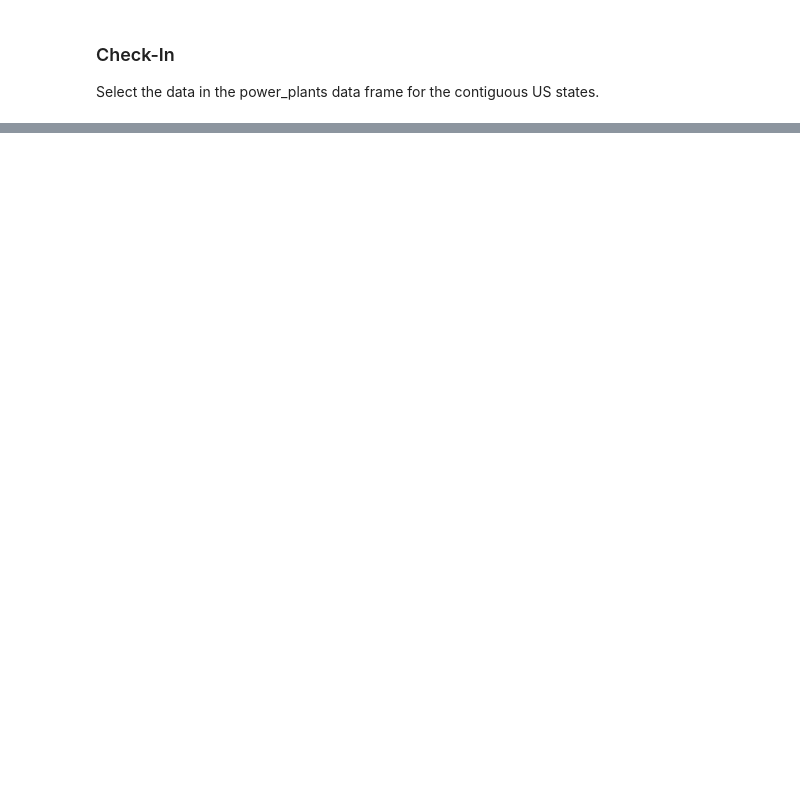
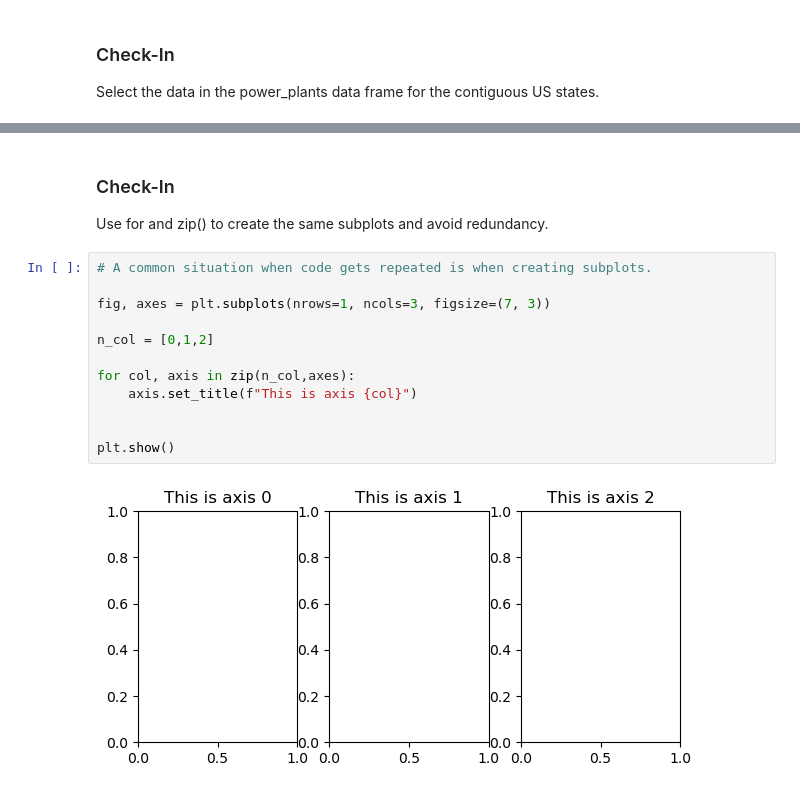
Before and after one commit to ssoriano22/eds220-in-class, a Jupyter notebook: week-5-streamline-your-code.ipynb, the cells around one changed output, grey strips where cells are left out. Saved outputs shown, nothing was run; the diff lists cells and outputs as text; blank space fills up the shorter version.

```diff
--- a/week-5-streamline-your-code.ipynb
+++ b/week-5-streamline-your-code.ipynb
@@ -221,0 +294,18 @@ states[states['region'] == 9]
+# %% [markdown]
+### Check-In
+
+Use for and zip() to create the same subplots and avoid redundancy.
+# %%
+# A common situation when code gets repeated is when creating subplots.
+
+fig, axes = plt.subplots(nrows=1, ncols=3, figsize=(7, 3))
+
+n_col = [0,1,2]
+
+for col, axis in zip(n_col,axes):
+    axis.set_title(f"This is axis {col}")
+
+
+plt.show()
+# %% [output]
+[figure, added]
```
Also changed, not shown: parts of 16 cells of this notebook.
